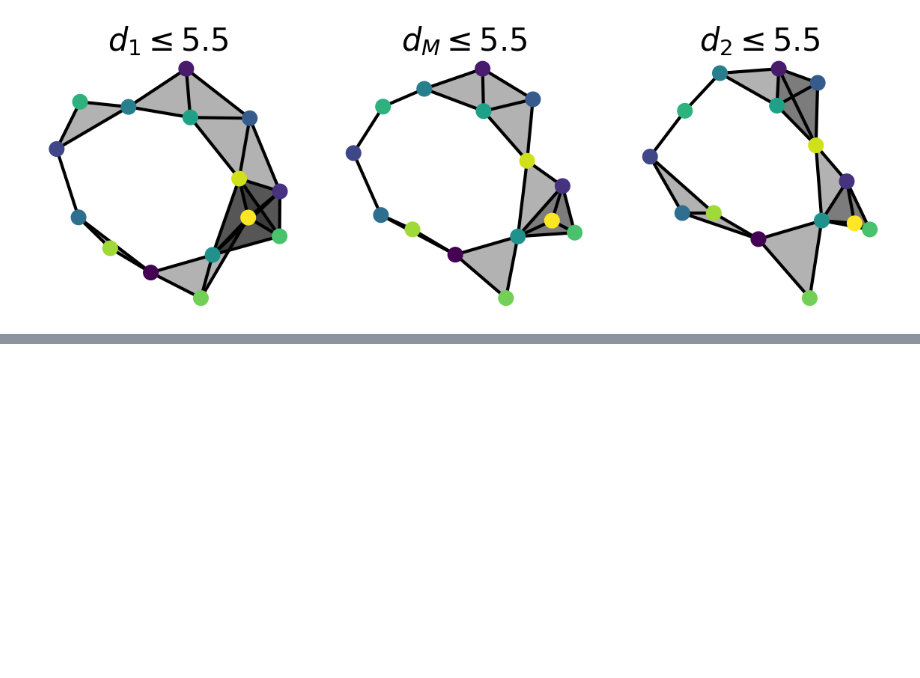
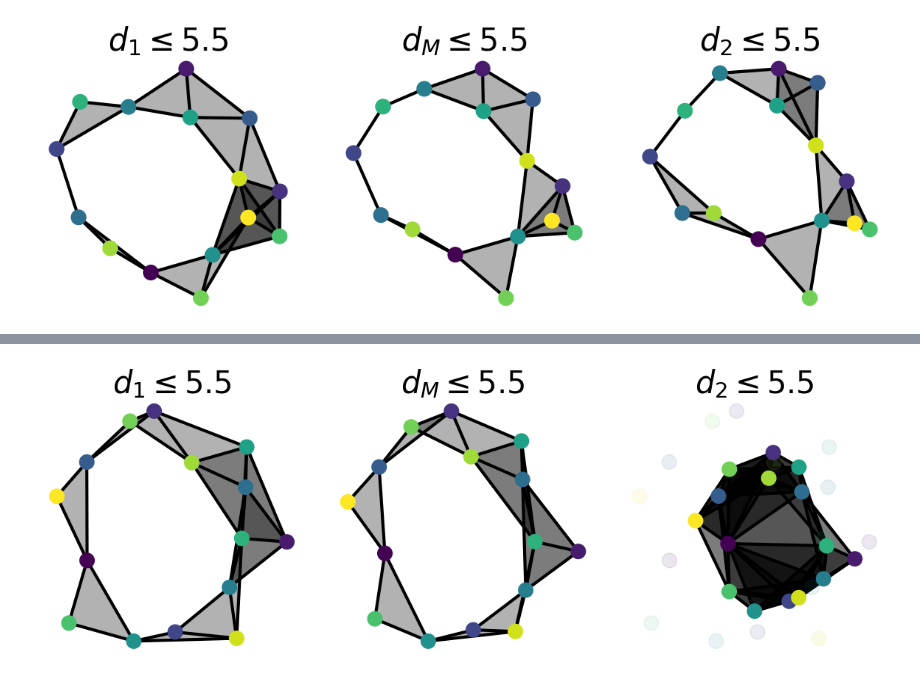
Before and after one commit to Cimagroup/IBloFunMatch, a Jupyter notebook: Notebooks/Fleet_Behavior.ipynb, the cells around one changed output, grey strips where cells are left out. Saved outputs shown, nothing was run; the diff lists cells and outputs as text; code cells hidden in the pictures; blank space fills up the shorter version.

```diff
--- a/Notebooks/Fleet_Behavior.ipynb
+++ b/Notebooks/Fleet_Behavior.ipynb
@@ -200,0 +236,25 @@ plt.savefig("VR_cpx_Middle.png")
+# %%
+fig, ax = plt.subplots(ncols=3, nrows=1, figsize=(12,4))
+max_rad =5.5
+point_list = [C1, (C1+C2)/2, C2]
+# Compute Distance Matrices
+Dist_C1 = dist.squareform(dist.pdist(C1))
+Dist_C2 = dist.squareform(dist.pdist(C2))
+Dist_M = np.maximum(Dist_C1, Dist_C2)
+Dist_list = [Dist_C1, Dist_M, Dist_C2]
+colorlist = [viridis_cm(idx/Dist_M.shape[0]) for idx in range(Dist_M.shape[0])]
+title_list = [f"$d_1 \leq {max_rad:.1f}$", f"$d_M \leq {max_rad:.1f}$", f"$d_2 \leq {max_rad:.1f}$"]
+for idx, (X, Dist_X) in enumerate(zip(point_list, Dist_list)):
+    ax[idx].scatter(X[:,0], X[:,1], zorder=2, color=colorlist, s=200)
+    plot_complex(Dist_X, X, max_rad, ax[idx])
+    ax[idx].set_aspect("equal")
+    ax[idx].set_frame_on(False)
+    ax[idx].set_xticks([])
+    ax[idx].set_yticks([])
+    ax[idx].set_title(title_list[idx], fontsize=30)
+# end for
+ax[2].scatter(C1[:,0], C1[:,1], color=colorlist, s=200, alpha=0.1)
+fig.tight_layout()
+plt.savefig("plots/VR_cpx_match_first.png")
+# %% [output]
+[figure, added]
```
Also changed, not shown: parts of 15 cells of this notebook, 3 other files.
